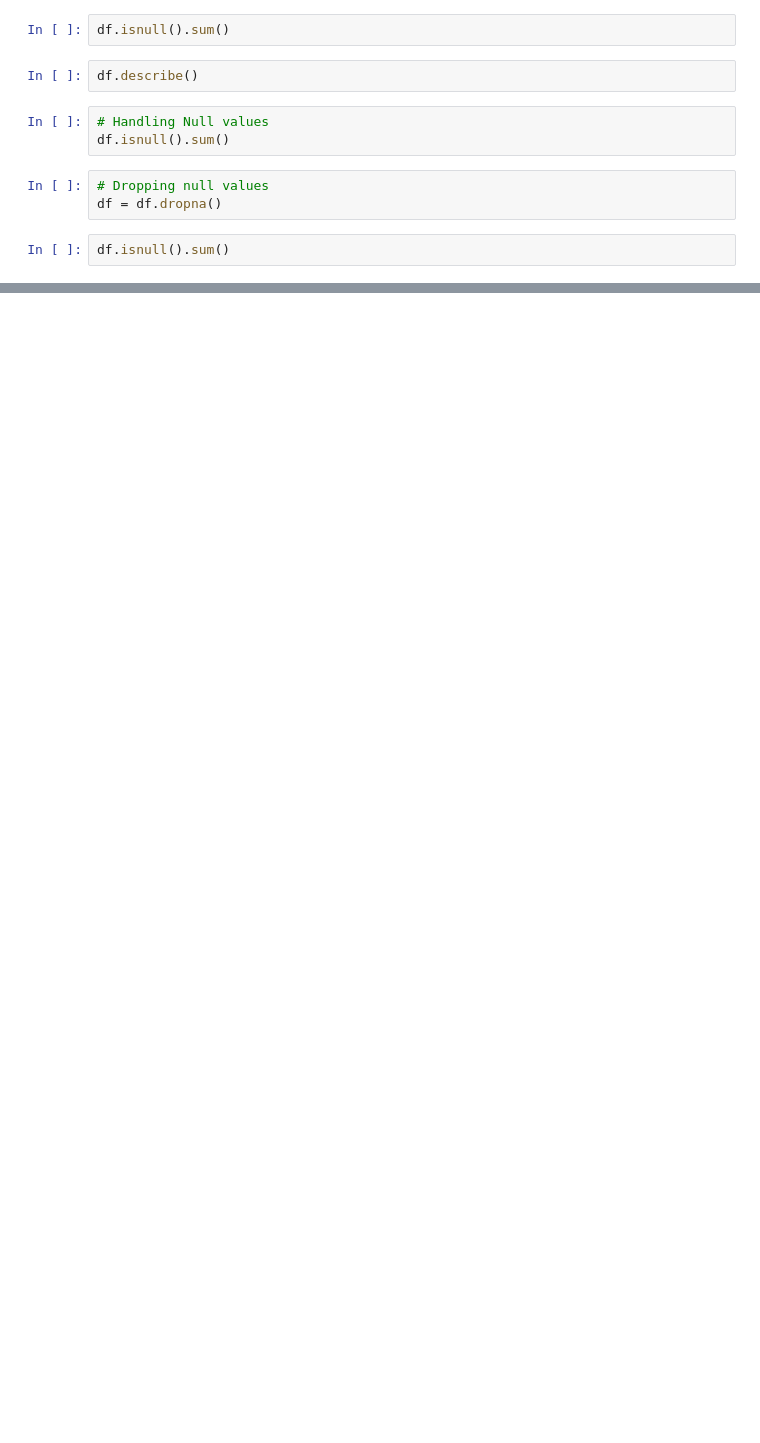
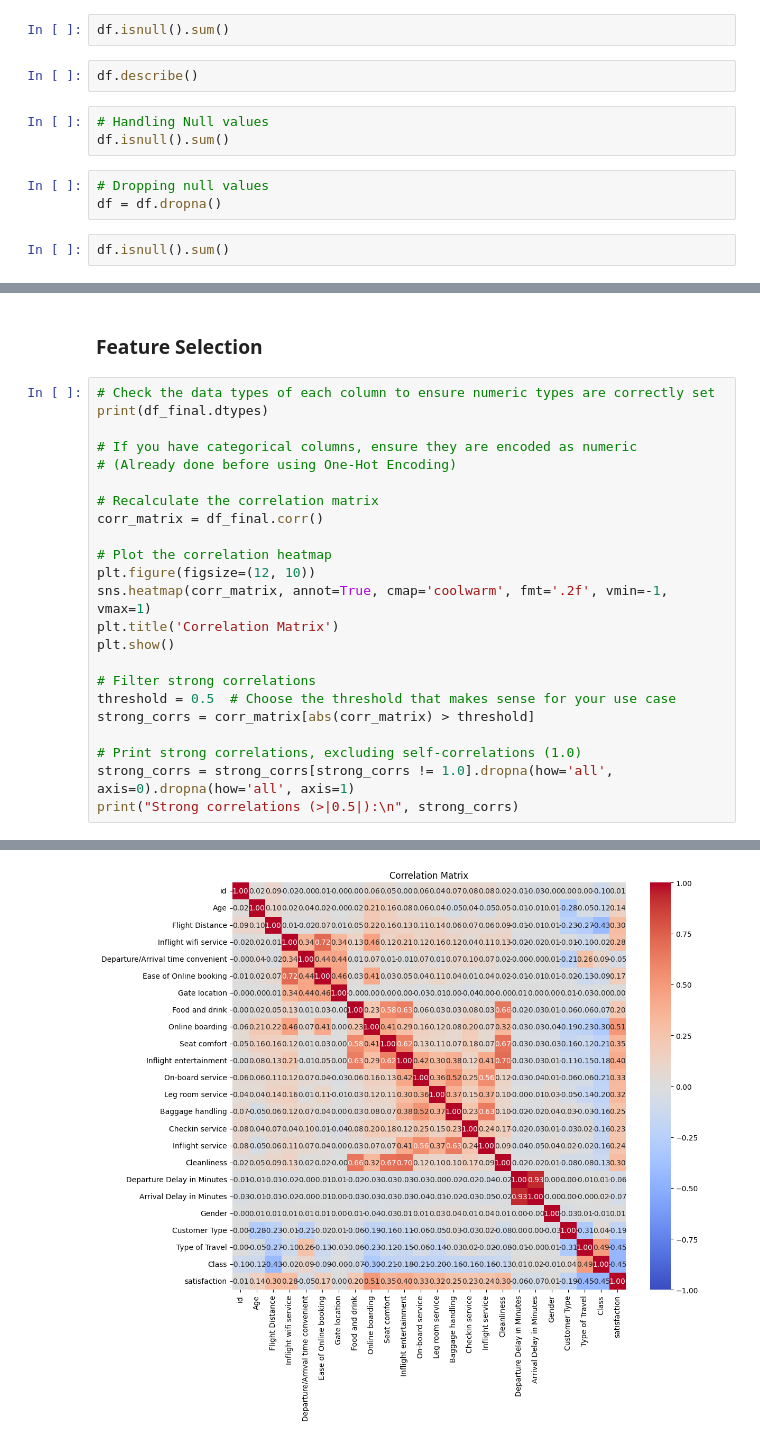
Before and after one commit to nemal2/Air-Line-Satisfaction-Predictor, a Jupyter notebook: airline_satisfy.ipynb, the cells around one changed output, grey strips where cells are left out. Drawn from its saved outputs; the diff is of its cells as text; blank space fills up the shorter version.

```diff
--- a/airline_satisfy.ipynb
+++ b/airline_satisfy.ipynb
@@ -74,0 +325,26 @@ plt.show()
+# %% [markdown]
+### Feature Selection
+# %%
+# Check the data types of each column to ensure numeric types are correctly set
+print(df_final.dtypes)
+
+# If you have categorical columns, ensure they are encoded as numeric
+# (Already done before using One-Hot Encoding)
+
+# Recalculate the correlation matrix
+corr_matrix = df_final.corr()
+
+# Plot the correlation heatmap
+plt.figure(figsize=(12, 10))
+sns.heatmap(corr_matrix, annot=True, cmap='coolwarm', fmt='.2f', vmin=-1, vmax=1)
+plt.title('Correlation Matrix')
+plt.show()
+
+# Filter strong correlations
+threshold = 0.5  # Choose the threshold that makes sense for your use case
+strong_corrs = corr_matrix[abs(corr_matrix) > threshold]
+
+# Print strong correlations, excluding self-correlations (1.0)
+strong_corrs = strong_corrs[strong_corrs != 1.0].dropna(how='all', axis=0).dropna(how='all', axis=1)
+print("Strong correlations (>|0.5|):\n", strong_corrs)
+# %% [output]
@@ -74,0 +368 @@ plt.show()
+[figure, added]
```
Also changed, not shown: parts of 19 cells of this notebook.
